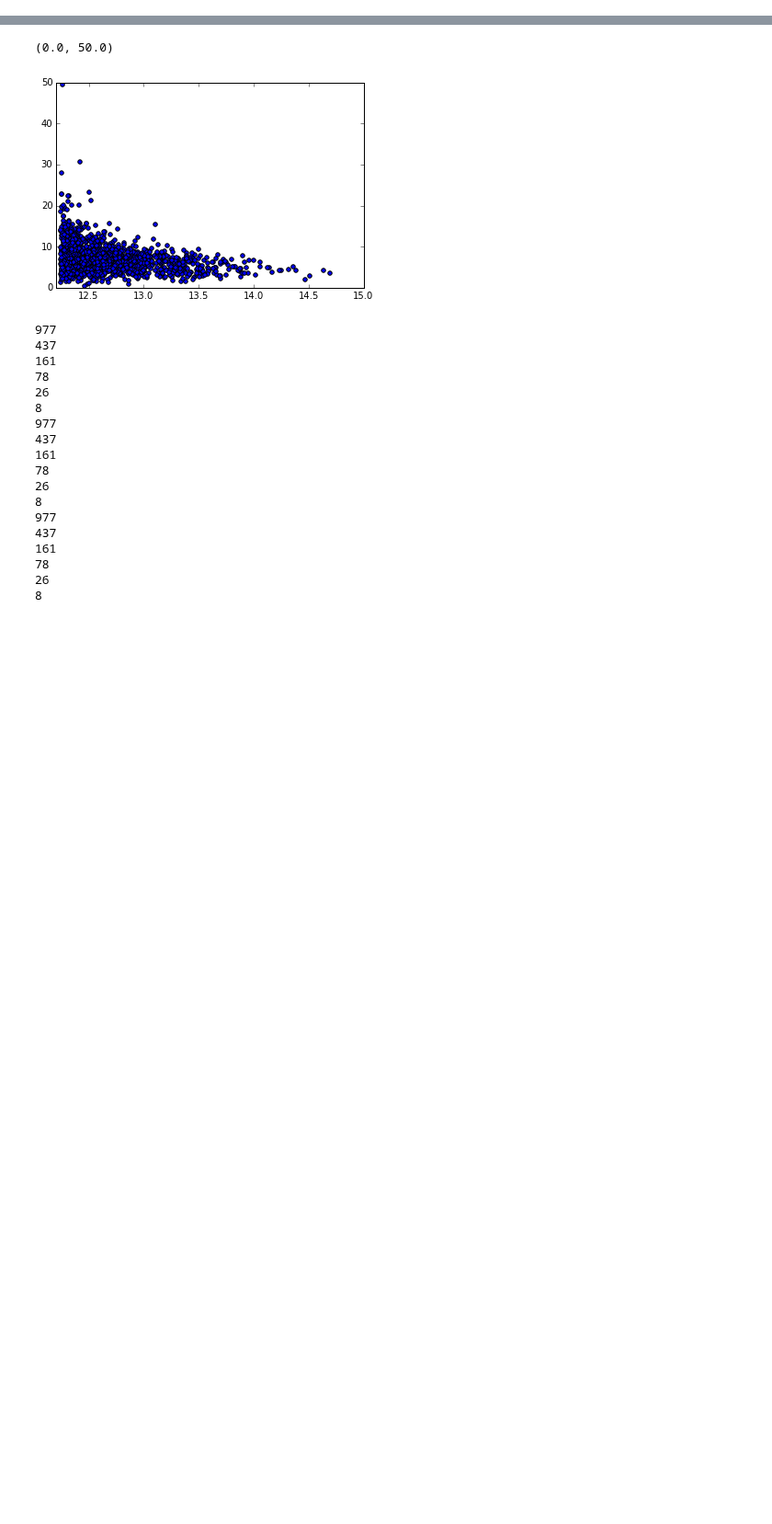
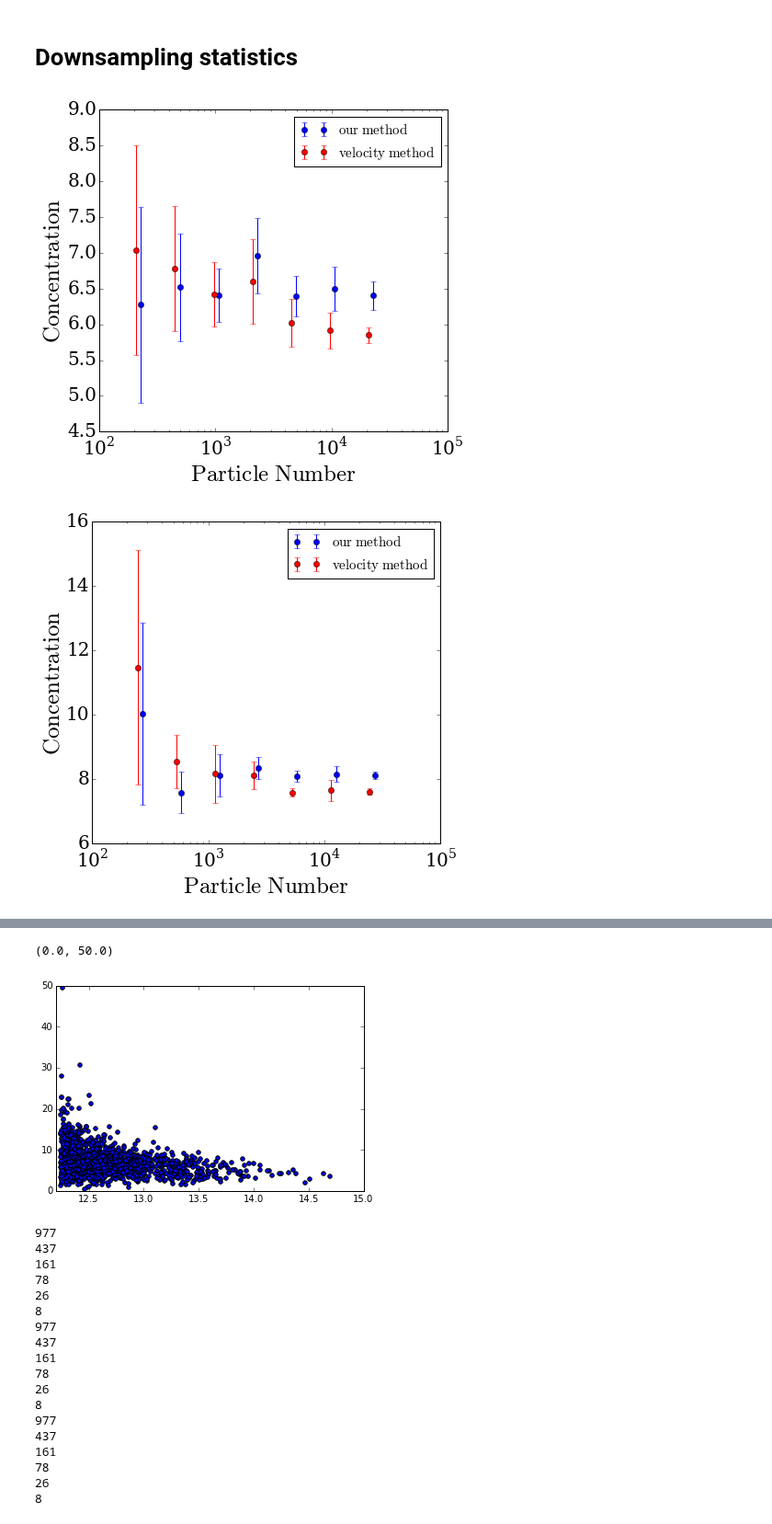
Before and after one commit to astroandes/MACH, a Jupyter notebook: plots/ComparisonPlots.ipynb, the cells around one changed output, grey strips where cells are left out. Shown at 92% size. Saved outputs shown, nothing was run; the diff lists cells and outputs as text; code cells hidden in the pictures; blank space fills up the shorter version.

Commit message:
dowsampling results

```diff
--- a/plots/ComparisonPlots.ipynb
+++ b/plots/ComparisonPlots.ipynb
@@ -4 +5,6 @@ import matplotlib.pyplot as plt
 %matplotlib inline
+# %% [markdown]
+# Downsampling statistics
+# %%
+sample_path = '/home/forero/github/MACH/data/results/Bolshoi/downsampling/tmp/'
+sample_files = glob.glob(sample_path+"*.dat")
@@ -4,0 +56,7 @@ import matplotlib.pyplot as plt
+# %%
+filein = sample_files[7]
+for filein in sample_files:
+    plot_downsampling(filein)
+# %% [output]
+[figure, added]
+[figure, added]
```
Also changed, not shown: parts of 3 cells of this notebook.
